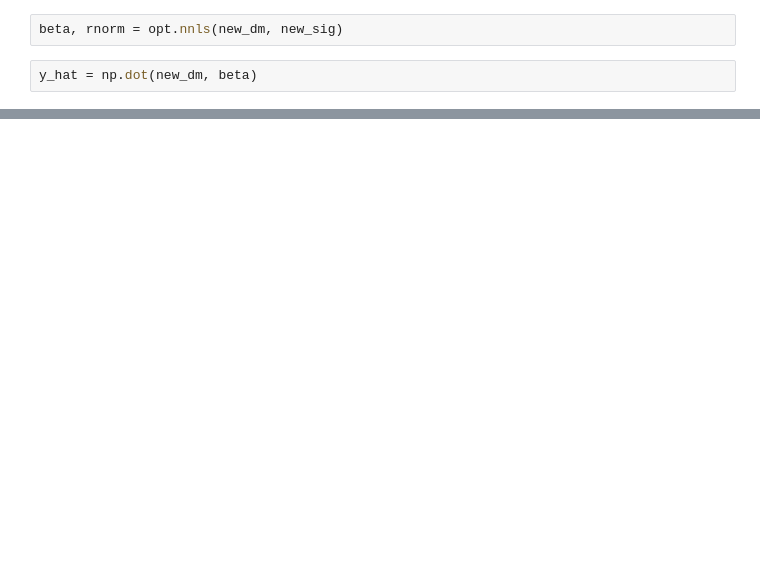
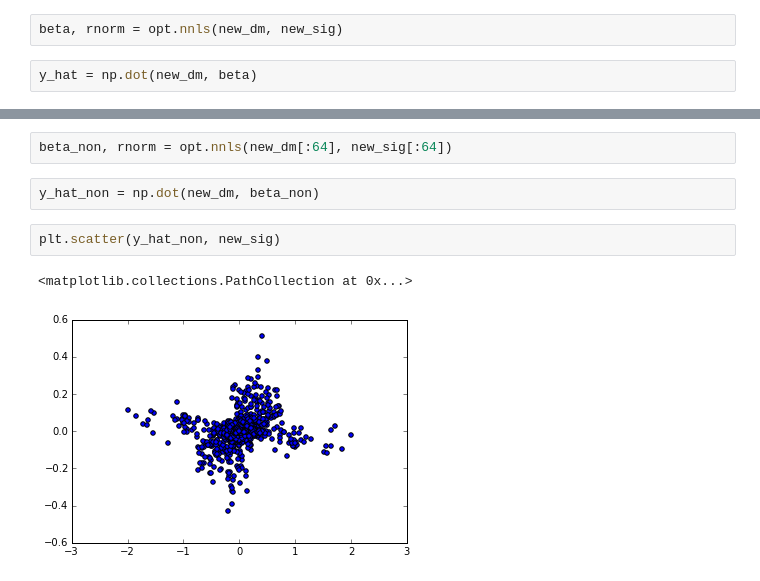
Before and after one commit to arokem/spat-cont, a Jupyter notebook: design_matrix.ipynb, the cells around one changed output, grey strips where cells are left out. Drawn from its saved outputs; the diff is of its cells as text; blank space fills up the shorter version.

```diff
--- a/design_matrix.ipynb
+++ b/design_matrix.ipynb
@@ -175,0 +175,9 @@ plt.scatter(y_hat, new_sig)
+# %%
+beta_non, rnorm = opt.nnls(new_dm[:64], new_sig[:64])
+# %%
+y_hat_non = np.dot(new_dm, beta_non)
+# %%
+plt.scatter(y_hat_non, new_sig)
+# %% [output]
+<matplotlib.collections.PathCollection at 0x...>
+[figure, added]
```
Also changed, not shown: parts of 10 cells of this notebook.
